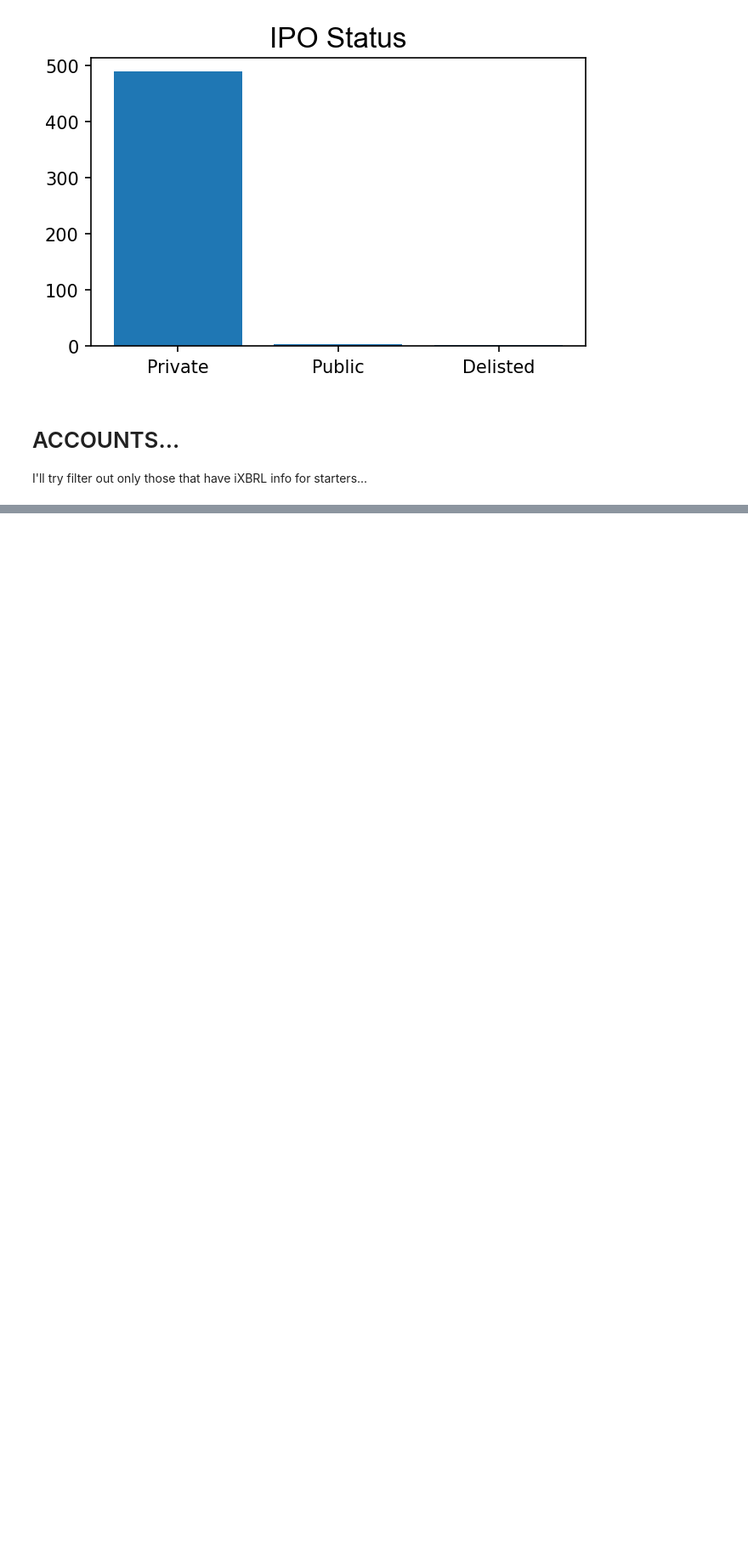
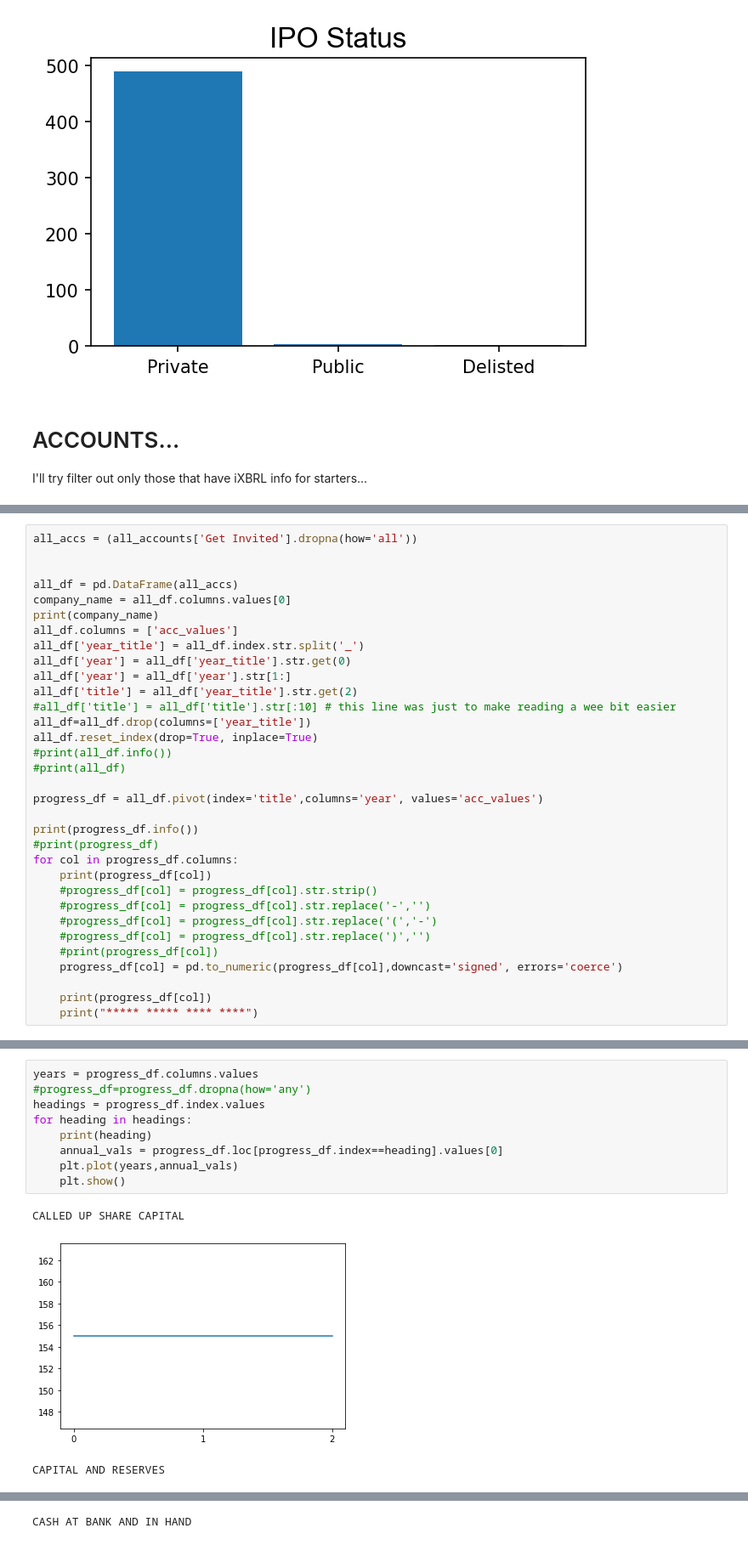
Before and after one commit to tonycush/tonycush.github.io, a Jupyter notebook: my_features/Feature Graphs.ipynb, the cells around one changed output, grey strips where cells are left out. Shown at 85% size. Drawn from its saved outputs; the diff is of its cells as text; blank space fills up the shorter version.

```diff
--- a/my_features/Feature Graphs.ipynb
+++ b/my_features/Feature Graphs.ipynb
@@ -190,0 +342,33 @@ I'll try filter out only those that have iXBRL info for starters...
+# %%
+all_accs = (all_accounts['Get Invited'].dropna(how='all'))
+
+
+all_df = pd.DataFrame(all_accs)
+company_name = all_df.columns.values[0]
+print(company_name)
+all_df.columns = ['acc_values']
+all_df['year_title'] = all_df.index.str.split('_')
+all_df['year'] = all_df['year_title'].str.get(0)
+all_df['year'] = all_df['year'].str[1:]
+all_df['title'] = all_df['year_title'].str.get(2)
+#all_df['title'] = all_df['title'].str[:10] # this line was just to make reading a wee bit easier
+all_df=all_df.drop(columns=['year_title'])
+all_df.reset_index(drop=True, inplace=True)
+#print(all_df.info())
+#print(all_df)
+
+progress_df = all_df.pivot(index='title',columns='year', values='acc_values')
+
+print(progress_df.info())
+#print(progress_df)
+for col in progress_df.columns:
+    print(progress_df[col])
+    #progress_df[col] = progress_df[col].str.strip()
+    #progress_df[col] = progress_df[col].str.replace('-','')
+    #progress_df[col] = progress_df[col].str.replace('(','-')
+    #progress_df[col] = progress_df[col].str.replace(')','')
+    #print(progress_df[col])
+    progress_df[col] = pd.to_numeric(progress_df[col],downcast='signed', errors='coerce')
+
+    print(progress_df[col])
+    print("***** ***** **** ****")
@@ -190,0 +393,13 @@ I'll try filter out only those that have iXBRL info for starters...
+# %%
+years = progress_df.columns.values
+#progress_df=progress_df.dropna(how='any')
+headings = progress_df.index.values
+for heading in headings:
+    print(heading)
+    annual_vals = progress_df.loc[progress_df.index==heading].values[0]
+    plt.plot(years,annual_vals)
+    plt.show()
+# %% [output]
+CALLED UP SHARE CAPITAL
+[figure, added]
+CAPITAL AND RESERVES
@@ -190,0 +407 @@ I'll try filter out only those that have iXBRL info for starters...
+CASH AT BANK AND IN HAND
```
Also changed, not shown: parts of 11 cells of this notebook, 4 other files.
